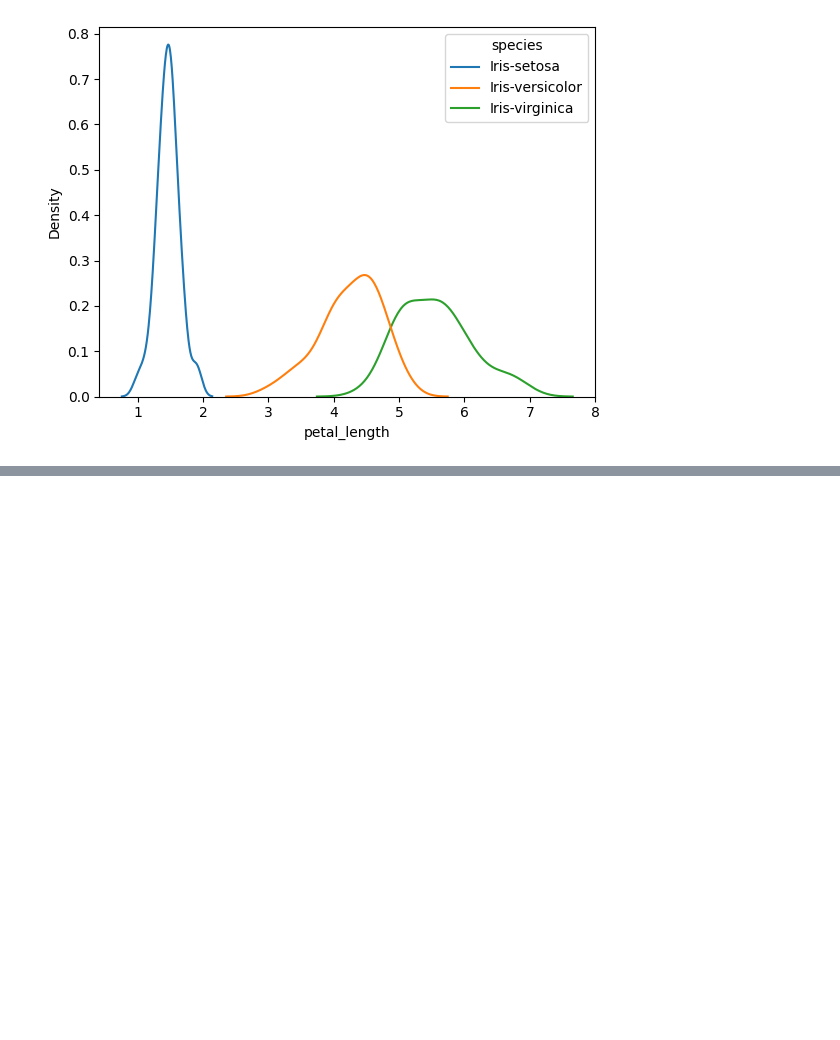
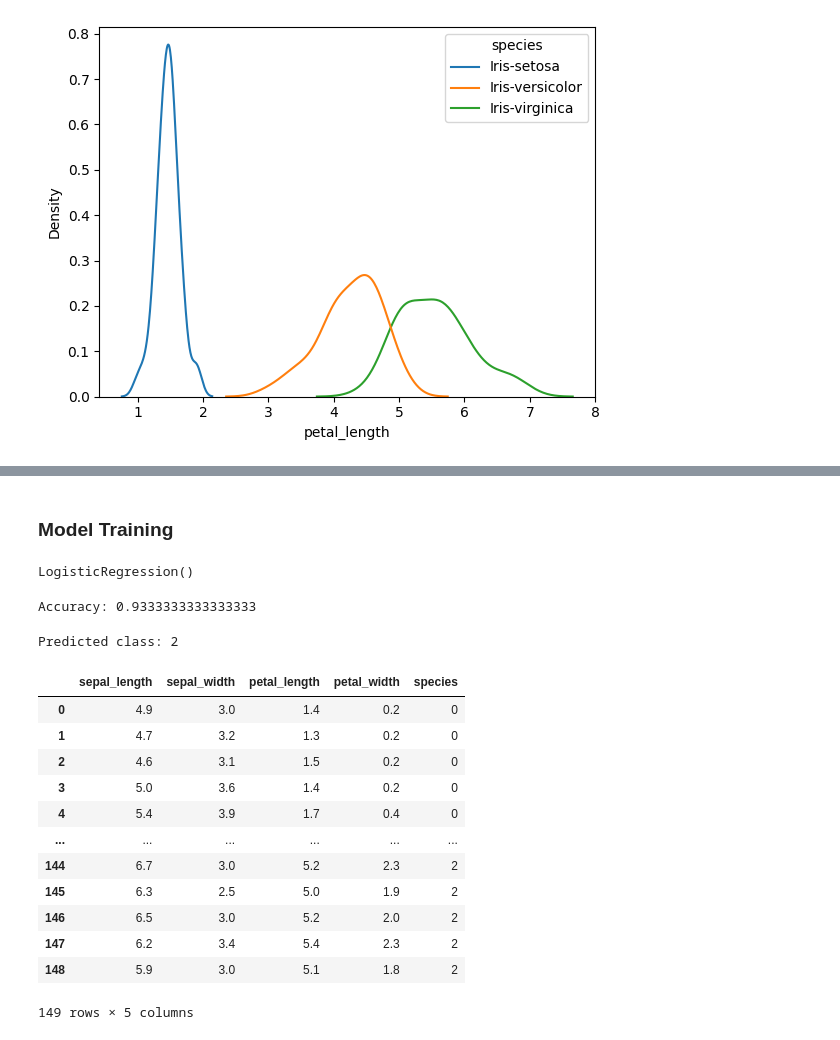
Before and after one commit to Aravindraprasad/Iris-Dataset, a Jupyter notebook: Iris_Dataset.ipynb, the cells around one changed output, grey strips where cells are left out. Cells and saved outputs as stored; diff of their text form; code cells hidden in the pictures; blank space fills up the shorter version.

Commit message:
Model Trained & Classified in Custom inputs

```diff
--- a/Iris_Dataset.ipynb
+++ b/Iris_Dataset.ipynb
@@ -82,0 +104,6 @@ pd.crosstab(df['species'], df['species'])
+# %%
+from sklearn.preprocessing import LabelEncoder
+le = LabelEncoder()
+# %%
+df['species'] = le.fit_transform(df['species'])
+df.head()
@@ -82,0 +117,2 @@ pd.crosstab(df['species'], df['species'])
+# %% [markdown]
+### Model Training
@@ -82,0 +133,39 @@ pd.crosstab(df['species'], df['species'])
+# %%
+# Model Training
+model.fit(x_train, y_train)
+# %% [output]
+LogisticRegression()
+# %%
+print("Accuracy:", model.score(x_test, y_test))
+# %% [output]
+Accuracy: 0.9333333333333333
+# %%
+# Define your custom input with values in the same order as x_train
+custom_input = [[6.7, 3.0, 5.2, 2.3]]  # Replace with your own feature values
+
+# Convert custom_input to a DataFrame using x_train’s columns
+custom_input_df = pd.DataFrame(custom_input, columns=x_train.columns)
+
+# Predict the class
+predicted_class = model.predict(custom_input_df)
+
+# Output the prediction
+print("Predicted class:", predicted_class[0])
+# %% [output]
+Predicted class: 2
+# %%
+df
+# %% [output]
+|  | sepal_length | sepal_width | petal_length | petal_width | species |
+| 0 | 4.9 | 3.0 | 1.4 | 0.2 | 0 |
+| 1 | 4.7 | 3.2 | 1.3 | 0.2 | 0 |
+| 2 | 4.6 | 3.1 | 1.5 | 0.2 | 0 |
+| 3 | 5.0 | 3.6 | 1.4 | 0.2 | 0 |
+| 4 | 5.4 | 3.9 | 1.7 | 0.4 | 0 |
+| ... | ... | ... | ... | ... | ... |
+| 144 | 6.7 | 3.0 | 5.2 | 2.3 | 2 |
+| 145 | 6.3 | 2.5 | 5.0 | 1.9 | 2 |
+| 146 | 6.5 | 3.0 | 5.2 | 2.0 | 2 |
+| 147 | 6.2 | 3.4 | 5.4 | 2.3 | 2 |
+| 148 | 5.9 | 3.0 | 5.1 | 1.8 | 2 |
+149 rows × 5 columns
```
Also changed, not shown: parts of 9 cells of this notebook.
